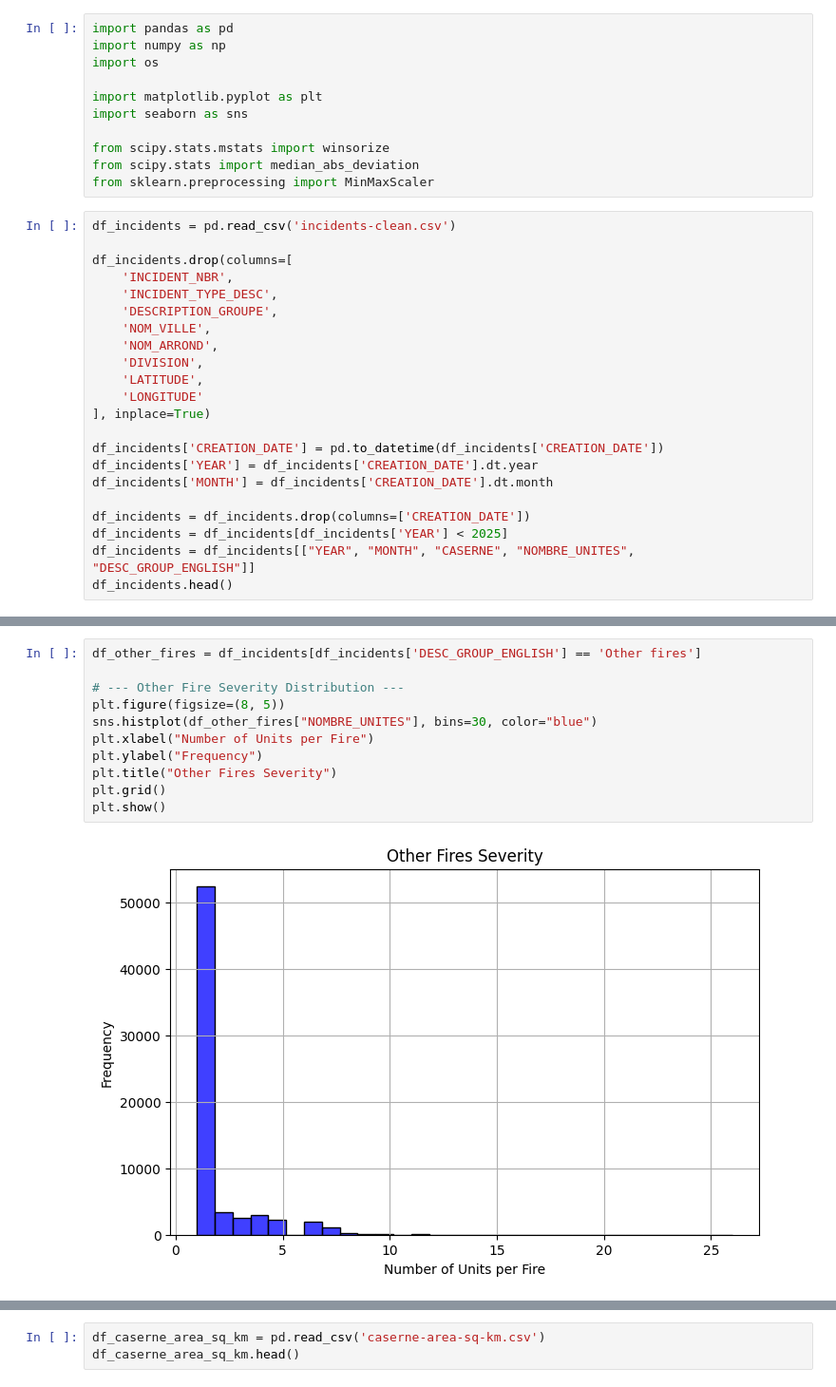
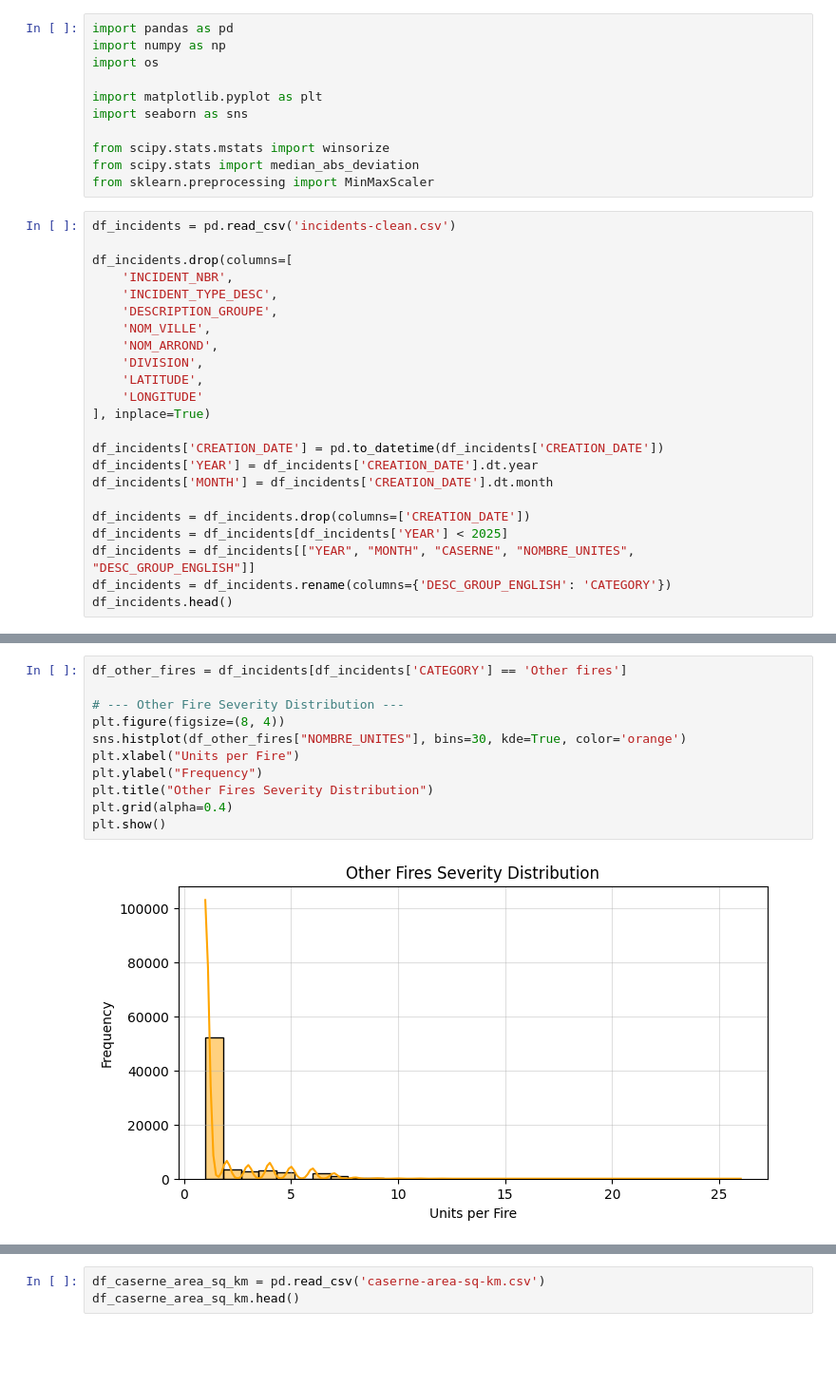
Before and after one commit to coddecses/ycbs299, a Jupyter notebook: notebooks/caserne_risk.ipynb, the cells around one changed output, grey strips where cells are left out. Shown: that part at 95% size. Cells and saved outputs as stored; diff of their text form; blank space fills up the shorter version.

```diff
--- a/notebooks/caserne_risk.ipynb
+++ b/notebooks/caserne_risk.ipynb
@@ -30,5 +30,6 @@ df_incidents['MONTH'] = df_incidents['CREATION_DATE'].dt.month
 df_incidents = df_incidents.drop(columns=['CREATION_DATE'])
 df_incidents = df_incidents[df_incidents['YEAR'] < 2025]
 df_incidents = df_incidents[["YEAR", "MONTH", "CASERNE", "NOMBRE_UNITES", "DESC_GROUP_ENGLISH"]]
+df_incidents = df_incidents.rename(columns={'DESC_GROUP_ENGLISH': 'CATEGORY'})
 df_incidents.head()
 # %% [output]
@@ -65,13 +163,13 @@ plt.show()
 # %%
-df_other_fires = df_incidents[df_incidents['DESC_GROUP_ENGLISH'] == 'Other fires']
+df_other_fires = df_incidents[df_incidents['CATEGORY'] == 'Other fires']
 
 # --- ️Other Fire Severity Distribution ---
-plt.figure(figsize=(8, 5))
-sns.histplot(df_other_fires["NOMBRE_UNITES"], bins=30, color="blue")
-plt.xlabel("Number of Units per Fire")
+plt.figure(figsize=(8, 4))
+sns.histplot(df_other_fires["NOMBRE_UNITES"], bins=30, kde=True, color='orange')
+plt.xlabel("Units per Fire")
 plt.ylabel("Frequency")
-plt.title("Other Fires Severity")
-plt.grid()
+plt.title("Other Fires Severity Distribution")
+plt.grid(alpha=0.4)
 plt.show()
 # %% [output]
-[figure, old version]
+[figure, new version]
```
Also changed, not shown: parts of 30 cells of this notebook, 4 other files.
